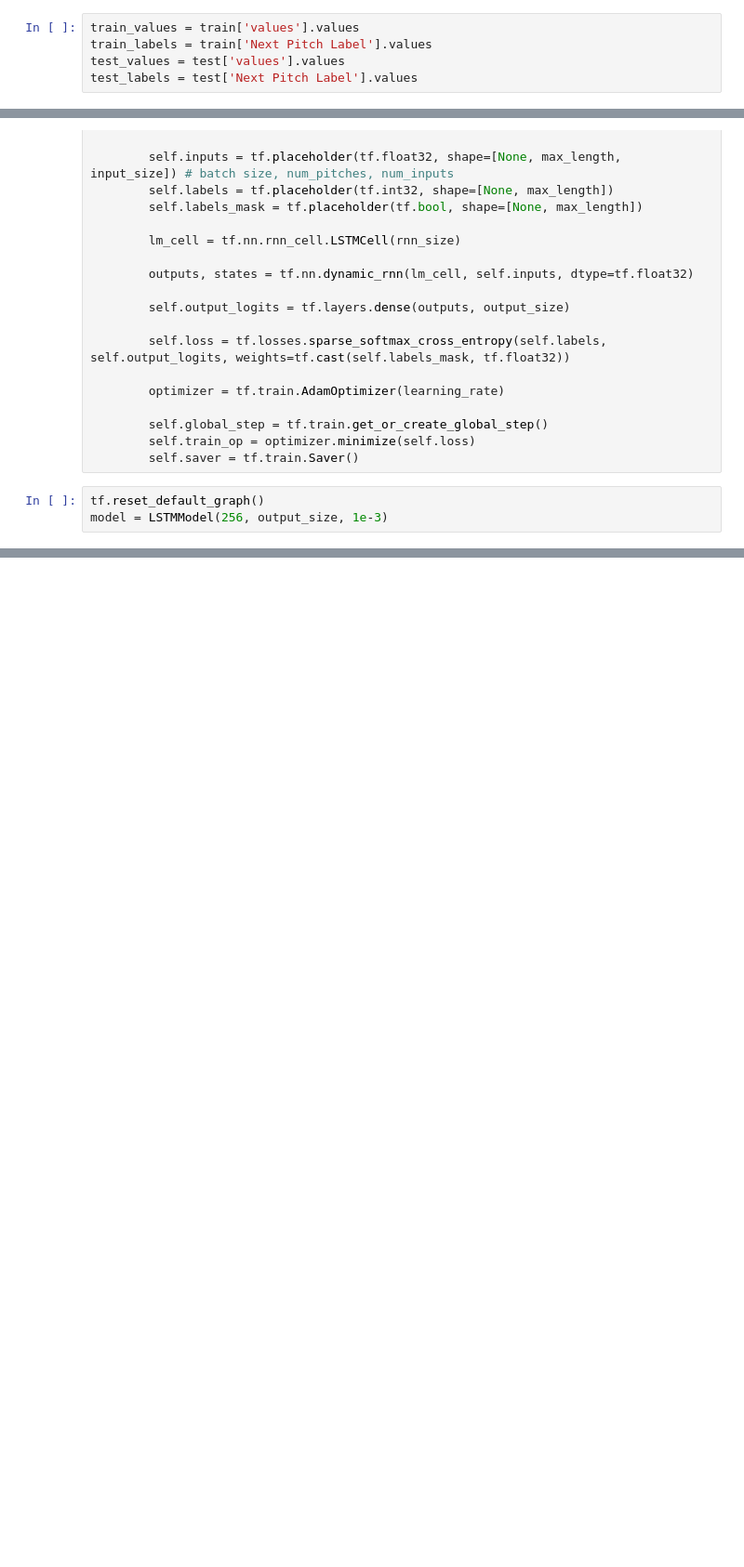
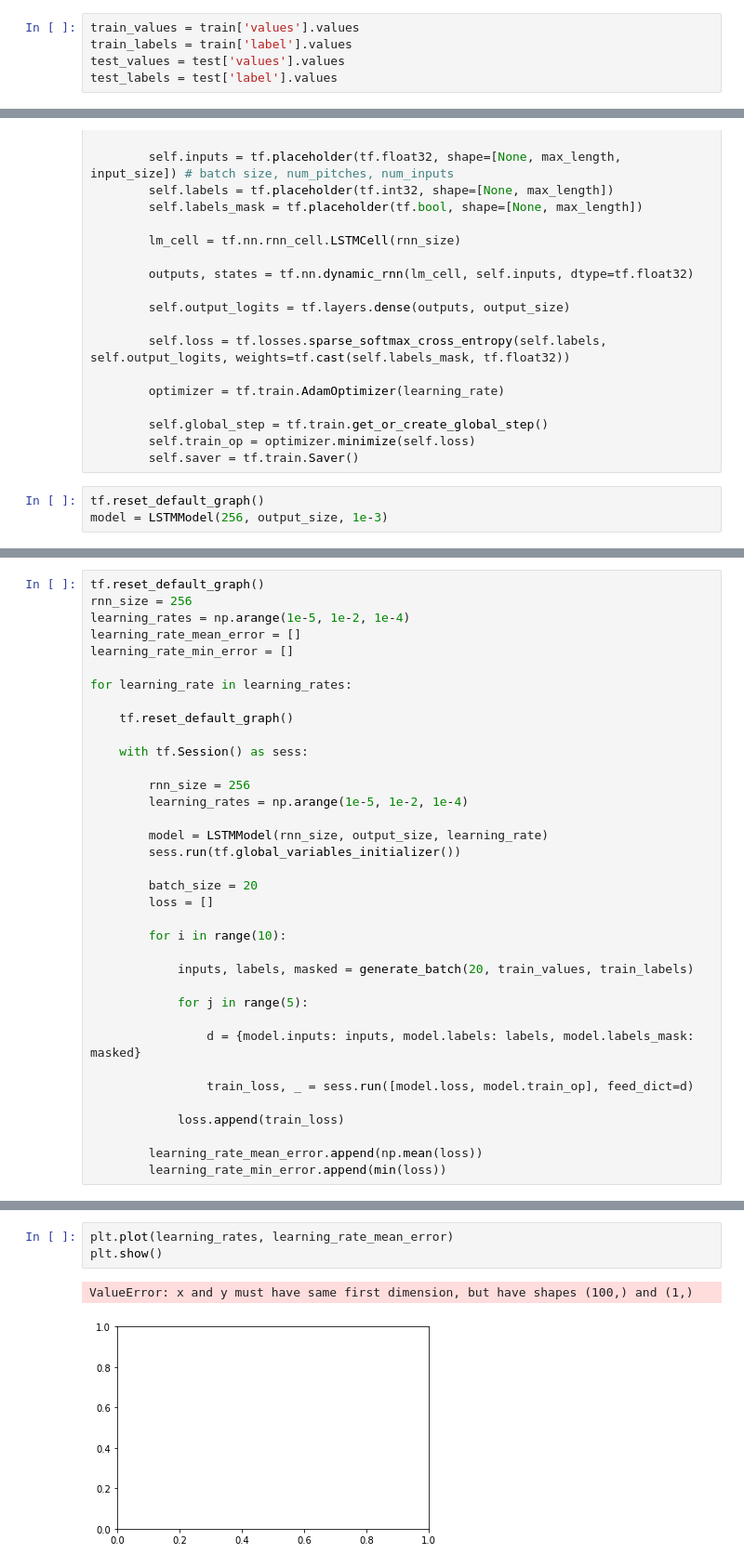
Before and after one commit to jelandes19/LSTMsAndInterpretability, a Jupyter notebook: PitchPredictionLSTM.ipynb, the cells around one changed output, grey strips where cells are left out. Shown at 93% size. Cells and saved outputs as stored; diff of their text form; blank space fills up the shorter version.

```diff
--- a/PitchPredictionLSTM.ipynb
+++ b/PitchPredictionLSTM.ipynb
@@ -52,9 +52,9 @@ data_ready.head()
 train, test = train_test_split(data_ready, test_size=0.2)
 # %%
 train_values = train['values'].values
-train_labels = train['Next Pitch Label'].values
+train_labels = train['label'].values
 test_values = test['values'].values
-test_labels = test['Next Pitch Label'].values
+test_labels = test['label'].values
 # %%
 max_length = 300
 # %%
@@ -146,0 +149,36 @@ with tf.Session() as sess:
+# %%
+tf.reset_default_graph()
+rnn_size = 256
+learning_rates = np.arange(1e-5, 1e-2, 1e-4)
+learning_rate_mean_error = []
+learning_rate_min_error = []
+
+for learning_rate in learning_rates:
+
+    tf.reset_default_graph()
+
+    with tf.Session() as sess:
+
+        rnn_size = 256
+        learning_rates = np.arange(1e-5, 1e-2, 1e-4)
+
+        model = LSTMModel(rnn_size, output_size, learning_rate)
+        sess.run(tf.global_variables_initializer())
+
+        batch_size = 20
+        loss = []
+
+        for i in range(10):
+
+            inputs, labels, masked = generate_batch(20, train_values, train_labels)
+
+            for j in range(5):
+
+                d = {model.inputs: inputs, model.labels: labels, model.labels_mask: masked}
+
+                train_loss, _ = sess.run([model.loss, model.train_op], feed_dict=d)
+
+            loss.append(train_loss)
+
+        learning_rate_mean_error.append(np.mean(loss))
+        learning_rate_min_error.append(min(loss))
@@ -146,0 +205,6 @@ with tf.Session() as sess:
+# %%
+plt.plot(learning_rates, learning_rate_mean_error)
+plt.show()
+# %% [output]
+ValueError: x and y must have same first dimension, but have shapes (100,) and (1,)
+[figure, added]
```
Also changed, not shown: parts of 10 cells of this notebook, 5 other files.
